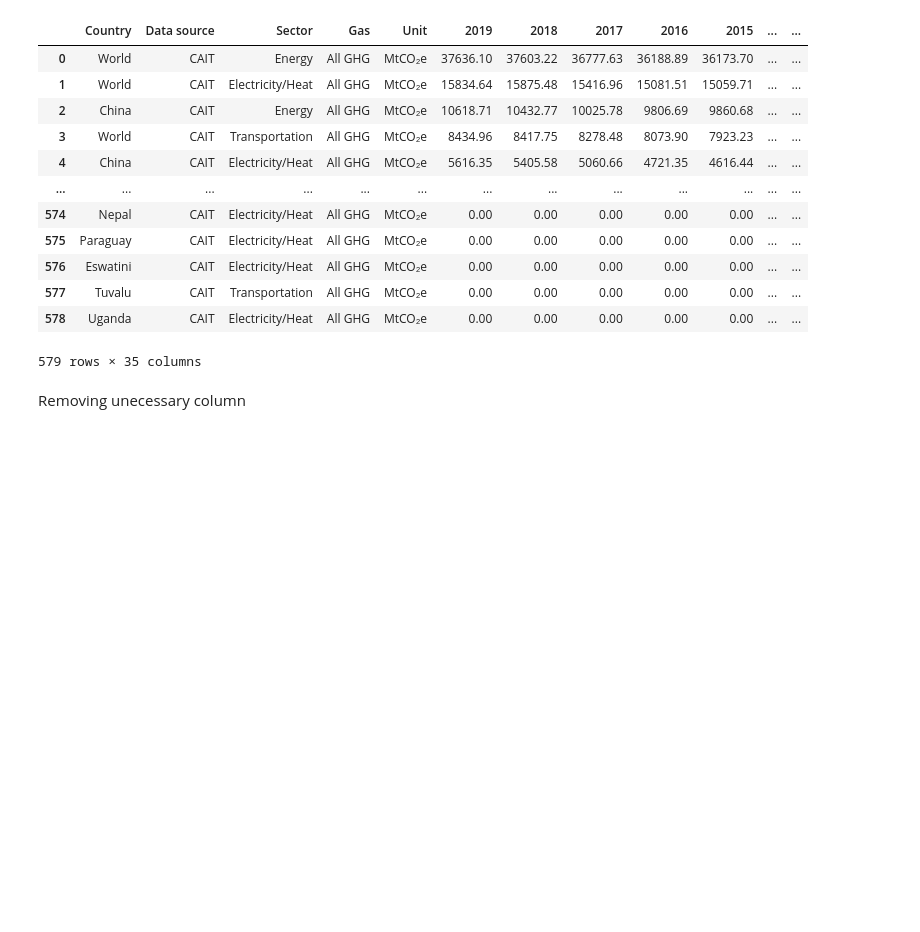
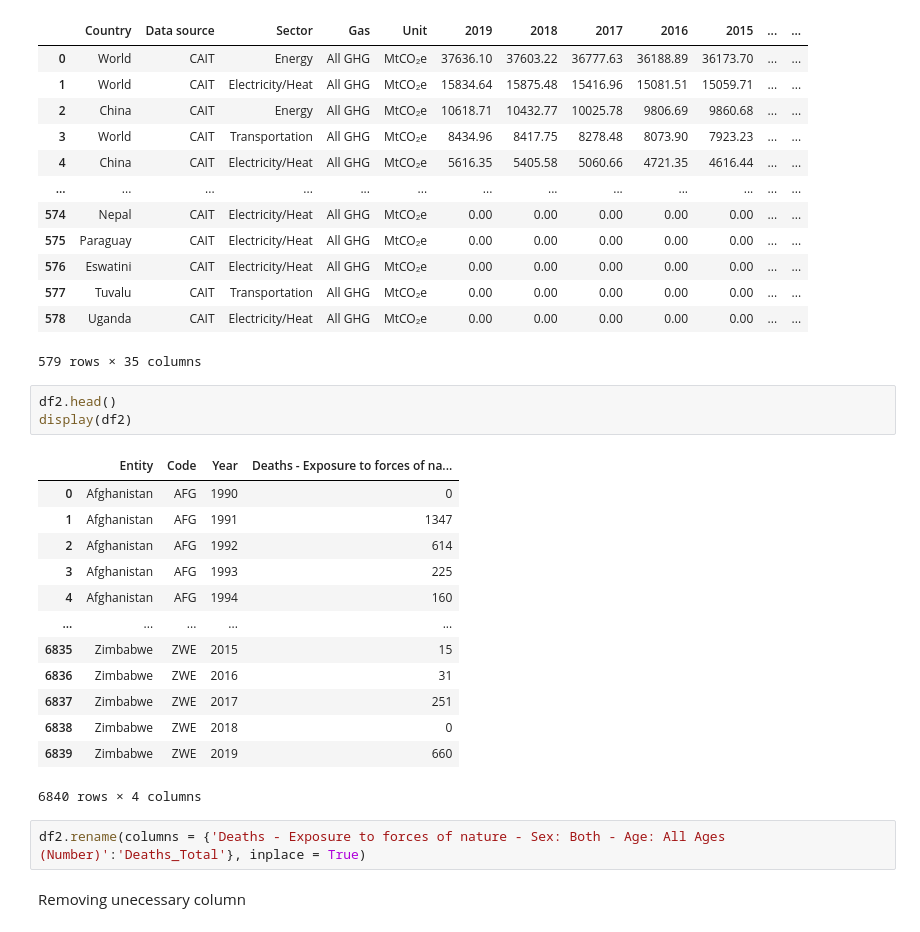
Before and after one commit to KJLumalang/ITBA-3206_Planeteers, a Jupyter notebook: ITBA_3206_Planeteers.ipynb, the cells around one changed output. Cells and saved outputs as stored; diff of their text form; blank space fills up the shorter version.

```diff
--- a/ITBA_3206_Planeteers.ipynb
+++ b/ITBA_3206_Planeteers.ipynb
@@ -46,5 +46,24 @@ display(df)
 | 577 | Tuvalu | CAIT | Transportation | All GHG | MtCO₂e | 0.00 | 0.00 | 0.00 | 0.00 | 0.00 | ... | ... |
 | 578 | Uganda | CAIT | Electricity/Heat | All GHG | MtCO₂e | 0.00 | 0.00 | 0.00 | 0.00 | 0.00 | ... | ... |
 579 rows × 35 columns
+# %%
+df2.head()
+display(df2)
+# %% [output]
+|  | Entity | Code | Year | Deaths - Exposure to forces of na... |
+| 0 | Afghanistan | AFG | 1990 | 0 |
+| 1 | Afghanistan | AFG | 1991 | 1347 |
+| 2 | Afghanistan | AFG | 1992 | 614 |
+| 3 | Afghanistan | AFG | 1993 | 225 |
+| 4 | Afghanistan | AFG | 1994 | 160 |
+| ... | ... | ... | ... | ... |
+| 6835 | Zimbabwe | ZWE | 2015 | 15 |
+| 6836 | Zimbabwe | ZWE | 2016 | 31 |
+| 6837 | Zimbabwe | ZWE | 2017 | 251 |
+| 6838 | Zimbabwe | ZWE | 2018 | 0 |
+| 6839 | Zimbabwe | ZWE | 2019 | 660 |
+6840 rows × 4 columns
+# %%
+df2.rename(columns = {'Deaths - Exposure to forces of nature - Sex: Both - Age: All Ages (Number)':'Deaths_Total'}, inplace = True)
 # %% [markdown]
 Removing unecessary column
```
Also changed, not shown: parts of 21 cells of this notebook.
